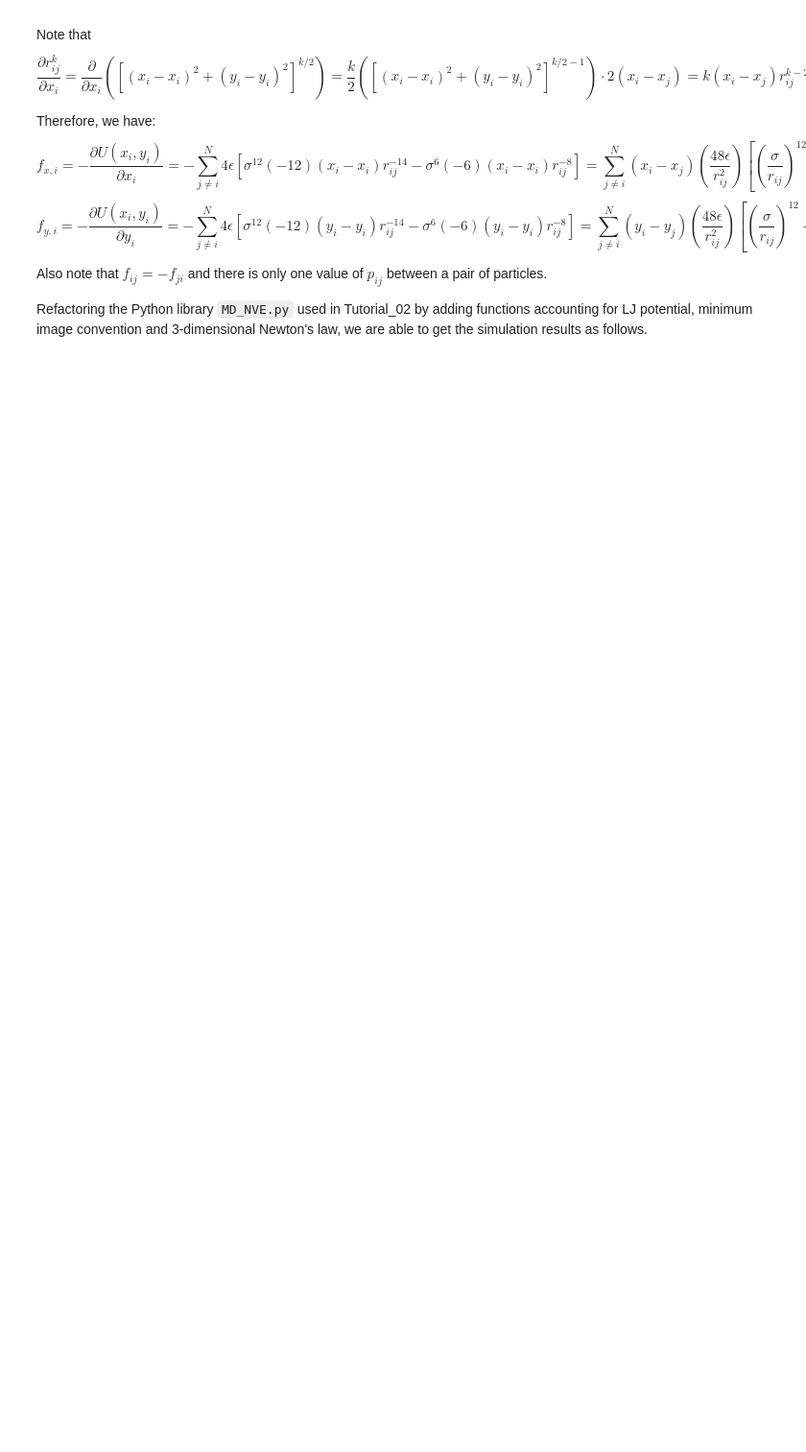
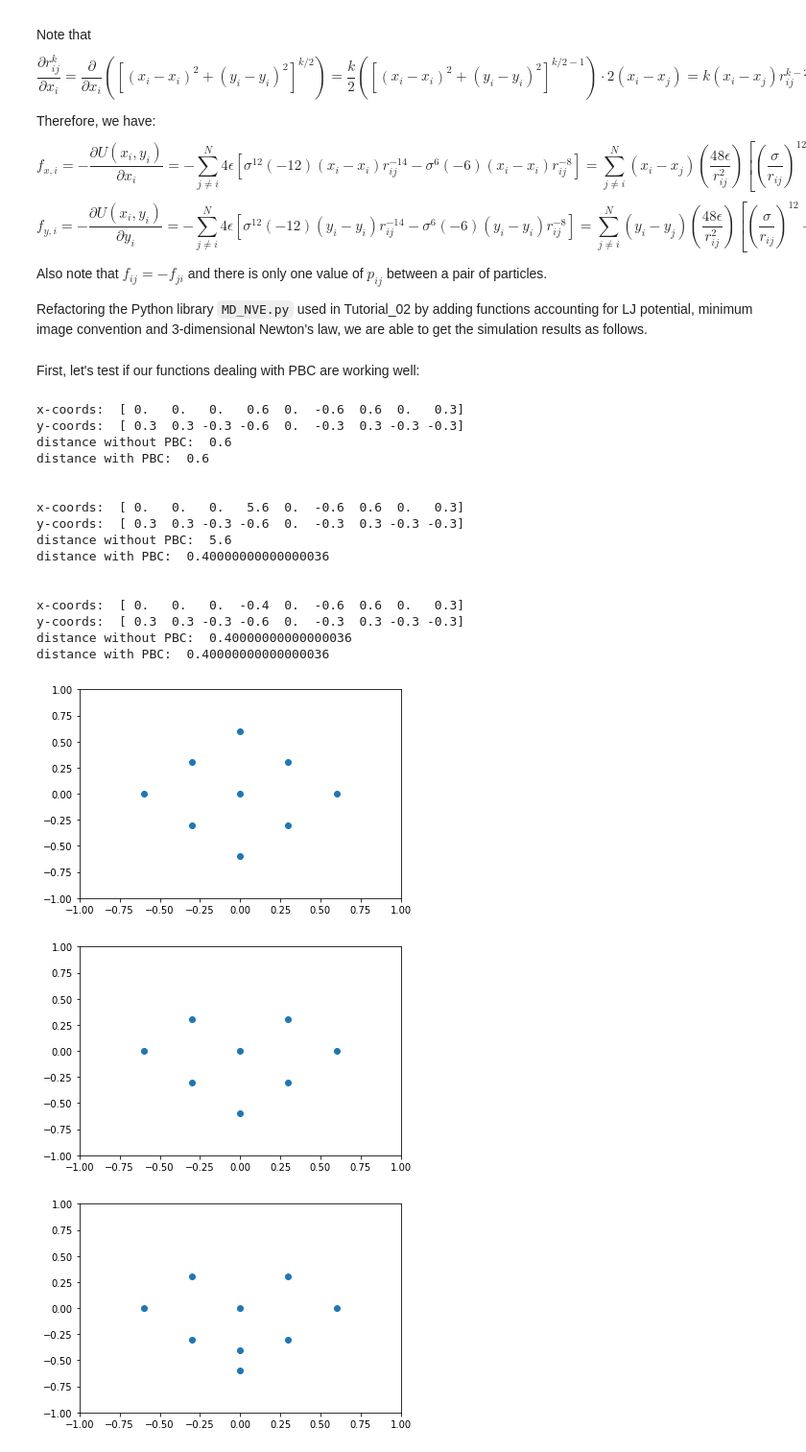
Before and after one commit to wehs7661/CompPhys, a Jupyter notebook: Homework/Homework_02.ipynb, the cells around one changed output. Shown at 96% size. Saved outputs shown, nothing was run; the diff lists cells and outputs as text; code cells hidden in the pictures; blank space fills up the shorter version.

```diff
--- a/Homework/Homework_02.ipynb
+++ b/Homework/Homework_02.ipynb
@@ -48,3 +48,5 @@ $$f_{y, i} = -\frac{\partial U(x_{i}, y_{i})}{\partial y_{i}} = -\sum_{j \neq i}
 Also note that $f_{ij} = - f_{ji}$ and there is only one value of $p_{ij}$ between a pair of particles.
 
 Refactoring the Python library `MD_NVE.py` used in Tutorial_02 by adding functions accounting for LJ potential, minimum image convention and 3-dimensional Newton's law, we are able to get the simulation results as follows.
+# %% [markdown]
+First, let's test if our functions dealing with PBC are working well:
@@ -50,0 +58,54 @@ Refactoring the Python library `MD_NVE.py` used in Tutorial_02 by adding functio
+# %%
+def plot_PBC(coords, box_length=2):
+    l = len(coords)
+    print('x-coords: ', coords.reshape(2,  len(coords))[0])
+    print('y-coords: ', coords.reshape(2,  len(coords))[1])
+    #print('\n')
+    plt.figure()
+    plt.scatter(coords[:, 0], coords[:, 1])
+    plt.xlim([-0.5 * box_length, 0.5 * box_length])
+    plt.ylim([-0.5 * box_length, 0.5 * box_length])
+
+def PBC_dist(coord_i, coord_j, box_length):
+    r_ij = coord_i - coord_j
+    dist1 = norm(r_ij)
+    print('distance without PBC: ', dist1)
+
+    r_ij = r_ij - box_length * np.round(r_ij / box_length)
+    dist2 = norm(r_ij)
+    print('distance with PBC: ', dist2)
+    print('\n')
+
+box_length = 2
+
+coords = np.array([[0, 0], [0, 0.6], [0, -0.6], [0.6, 0], [0.3, 0.3], [0.3, -0.3], [-0.6, 0], [-0.3, 0.3], [-0.3, -0.3]])
+plot_PBC(coords)
+PBC_dist(coords[0], coords[1], box_length)
+
+coords[1][1] += 5
+plot_PBC(coords)
+PBC_dist(coords[0], coords[1], box_length)
+
+coords -= box_length * np.round(coords / box_length)
+plot_PBC(coords)
+PBC_dist(coords[0], coords[1], 2)
+# %% [output]
+x-coords:  [ 0.   0.   0.   0.6  0.  -0.6  0.6  0.   0.3]
+y-coords:  [ 0.3  0.3 -0.3 -0.6  0.  -0.3  0.3 -0.3 -0.3]
+distance without PBC:  0.6
+distance with PBC:  0.6
+
+
+x-coords:  [ 0.   0.   0.   5.6  0.  -0.6  0.6  0.   0.3]
+y-coords:  [ 0.3  0.3 -0.3 -0.6  0.  -0.3  0.3 -0.3 -0.3]
+distance without PBC:  5.6
+distance with PBC:  0.40000000000000036
+
+
+x-coords:  [ 0.   0.   0.  -0.4  0.  -0.6  0.6  0.   0.3]
+y-coords:  [ 0.3  0.3 -0.3 -0.6  0.  -0.3  0.3 -0.3 -0.3]
+distance without PBC:  0.40000000000000036
+distance with PBC:  0.40000000000000036
+[figure, added]
+[figure, added]
+[figure, added]
```
Also changed, not shown: parts of 6 cells of this notebook, 9 other files.
